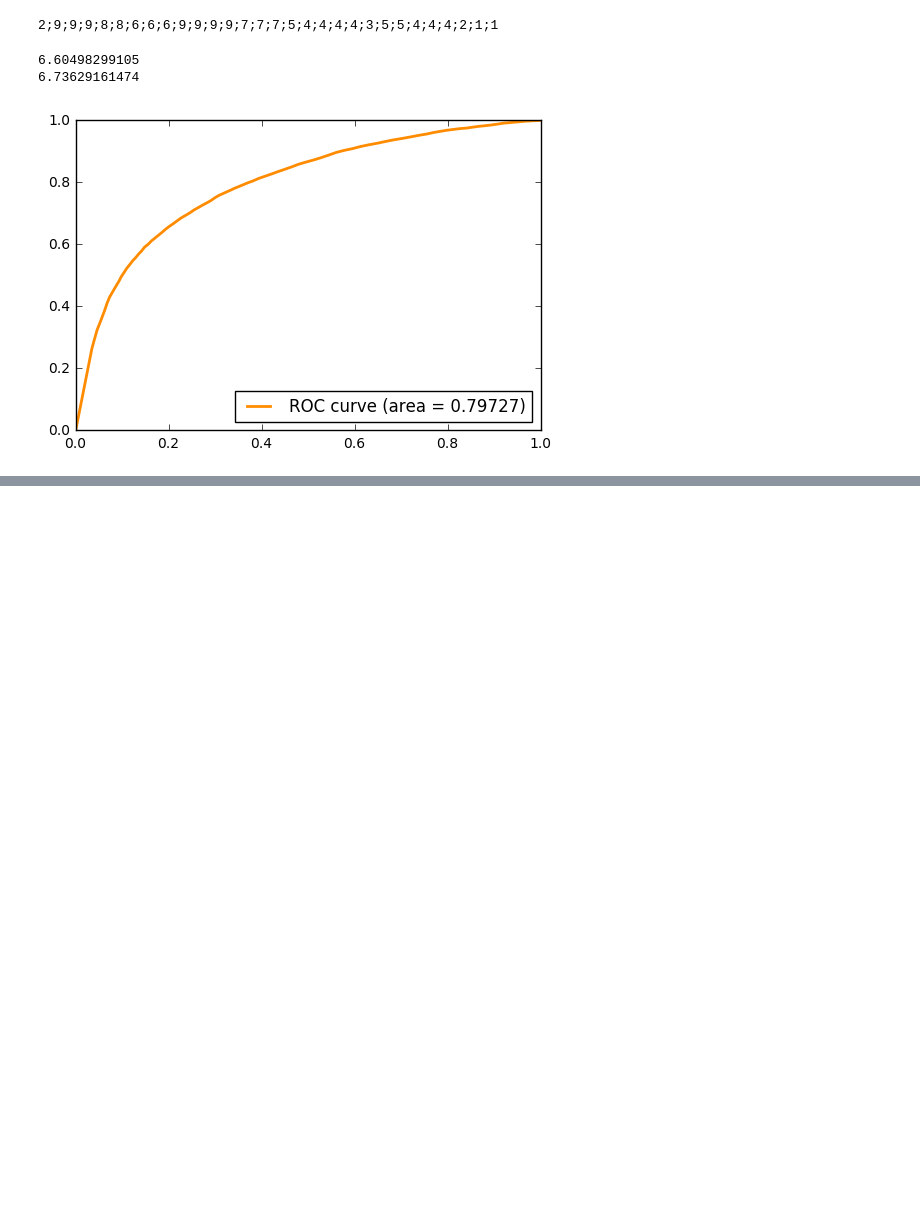
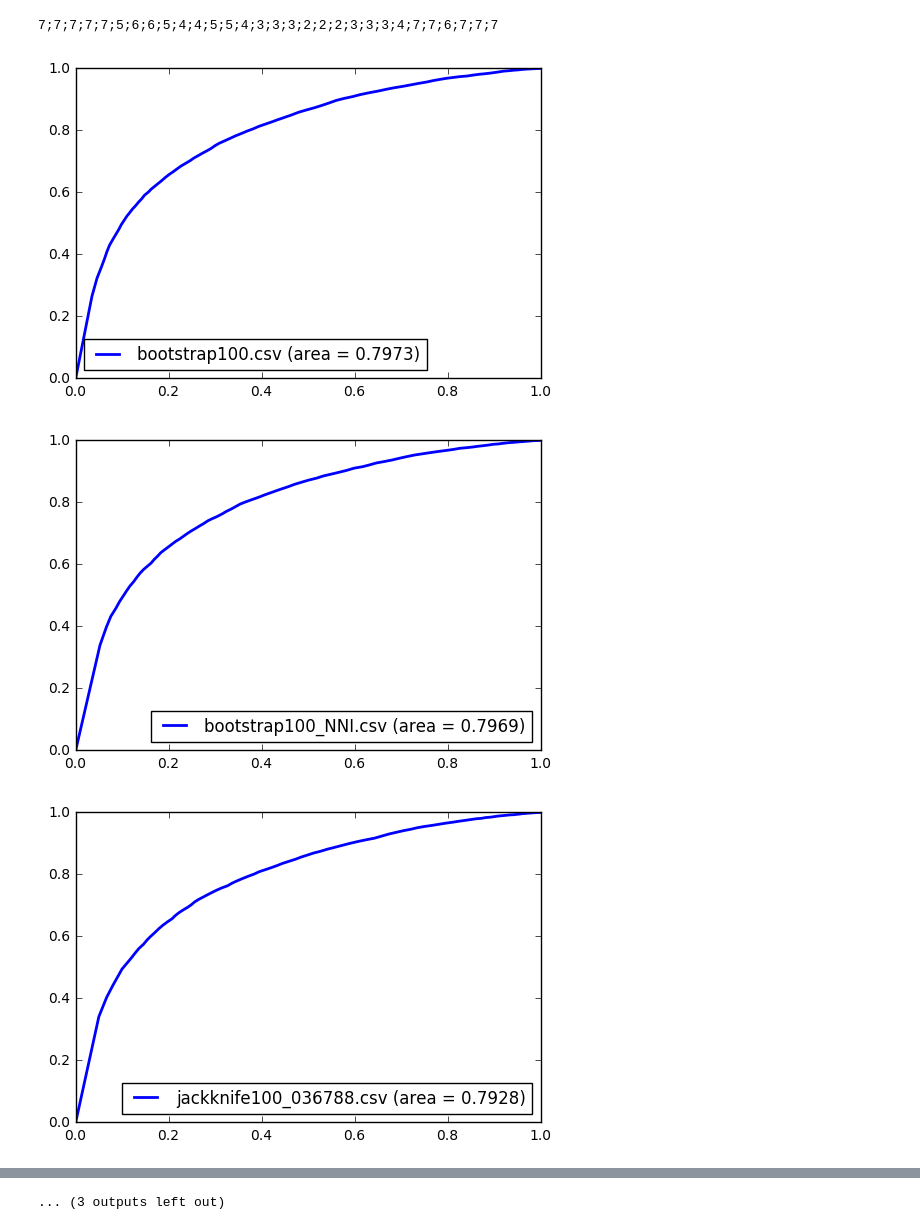
Before and after one commit to dmitrypenzar1996/PQ, a Jupyter notebook: boot_an/Boot_an.ipynb, the cells around one changed output, grey strips where cells are left out. Cells and saved outputs as stored; diff of their text form; code cells hidden in the pictures; blank space fills up the shorter version.

```diff
--- a/boot_an/Boot_an.ipynb
+++ b/boot_an/Boot_an.ipynb
@@ -14,6 +16,32 @@ jack_file_name = "result_jackknife100_05.csv"
+# %%
+class PredictorResultParser:
+    regex = re.compile(r"(?P<tree_path>[^;]+);\"(?P<tree_leaves_deep>[^\"]+)\";\"(?P<etalon_leaves_deep>[^\"]+)\";(?P<boot_score>[0-9\.]+)")
+    def __init__(self, file_name):
+        with open(file_name) as input_data:
+            input_data.readline() # pass header
+            boot_score = []
+            is_true = []
+            tree_leaf_deep = []
+            etalon_leaf_deep = []
+            for line in input_data:
+                match = PredictorResultParser.regex.match(line)
+                if match:
+                    boot_score.append(float(match.group("boot_score")))
+                    et_l = match.group("etalon_leaves_deep")
+                    is_true.append(0 if et_l == "None" else 1)
+                    tree_leaf_deep.append(map(int, match.group("tree_leaves_deep").split(";")))
+                    etalon_leaf_deep.append(map(int, et_l.split(";")) if et_l != "None" else [np.nan for i in range(len(tree_leaf_deep[0]))])
+                else:
+                    print (line)
+                    raise Exception("Wrong format of file")
+        self.name = os.path.basename(file_name)
+        self.is_true = np.array(is_true,  dtype=np.int8)
+        self.boot_score = np.array(boot_score, dtype=np.float64)
+        self.tree_leaf_deep = np.array(tree_leaf_deep, dtype=np.int64)
+        self.etalon_leaf_deep = np.array(etalon_leaf_deep, dtype=np.float64) # nan :(
 # %%
-example_str = '/HOME/indy/gcg_wif/sas/Trees/2016/ForPaper/Fungi/Selections30/Trees/PQ/bootstrap100//PF00270_14.tre;"2;9;9;9;8;8;6;6;6;9;9;9;9;7;7;7;5;4;4;4;4;3;5;5;4;4;4;2;1;1";"8;8;8;8;6;7;7;6;5;5;5;5;4;3;3;3;1;1;3;4;4;4;5;8;8;7;8;8;8;8";100.0'
+example_str = '/HOME/indy/gcg_wif/sas/Trees/2016/ForPaper/Fungi/Selections30/Trees/PQ/bootstrap100/PF00270_14.tre;"10;8;8;8;7;7;5;5;5;8;8;8;8;6;6;6;4;3;3;3;3;2;5;5;4;4;4;2;2;2";"7;7;7;7;7;5;6;6;5;4;4;5;5;4;3;3;3;2;2;2;3;3;3;4;7;7;6;7;7;7";100.0'
 regex = re.compile(r"(?P<tree_path>[^;]+);\"(?P<tree_leaves_deep>[^\"]+)\";\"(?P<etalon_leaves_deep>[^\"]+)\";(?P<boot_score>[0-9\.]+)")
-print regex.match(example_str).group("tree_leaves_deep")
+print regex.match(example_str).group("etalon_leaves_deep")
 # %% [output]
-2;9;9;9;8;8;6;6;6;9;9;9;9;7;7;7;5;4;4;4;4;3;5;5;4;4;4;2;1;1
+7;7;7;7;7;5;6;6;5;4;4;5;5;4;3;3;3;2;2;2;3;3;3;4;7;7;6;7;7;7
@@ -34,19 +48,18 @@ with open(boot_file_name, "r") as boot_file:
-# %%
-boot_score = np.array([x for x,y in boot_data])
-is_true = np.array([y for x, y in boot_data])
-
-print np.mean(np.array(boot_leaves_mean)[is_true == 1])
-print np.mean(np.array(boot_leaves_mean)[is_true == 0])
-# %% [output]
-6.60498299105
-6.73629161474
+# %%
+predictors = [PredictorResultParser(x) for x in data]
 # %%
-fpr, tpr, _ = roc_curve(is_true, boot_score)
-roc_auc = auc(fpr, tpr)
-lw = 2
-plt.plot(fpr, tpr, color='darkorange',
-         lw=lw, label='ROC curve (area = %0.5f)' % roc_auc)
-plt.legend(loc="lower right")
+for pred in predictors:
+    if pred.is_true.shape[0]:
+        fpr, tpr, _ = roc_curve(pred.is_true, pred.boot_score)
+        roc_auc = auc(fpr, tpr)
+        lw = 2
+        plt.plot(fpr, tpr,
+             lw=lw, label='{} (area = {:.04f})'.format(pred.name, roc_auc))
+        plt.legend(loc="best")
+        plt.show()
+
 plt.show()
 # %% [output]
-[figure, old version]
+[figure, new version]
+[figure, added]
+[figure, added]
@@ -53 +75,2 @@ plt.show()
+... (3 outputs left out)
 # %%
```
Also changed, not shown: parts of 14 cells of this notebook.
